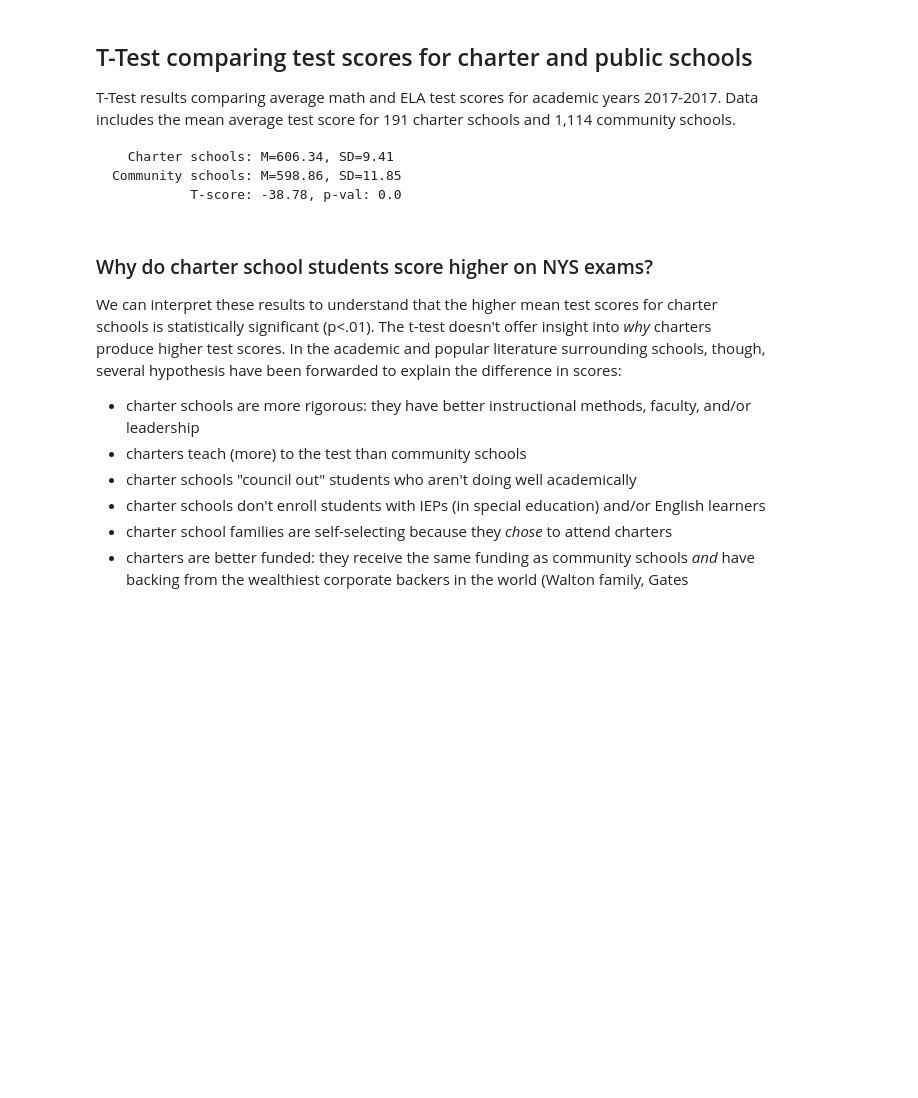
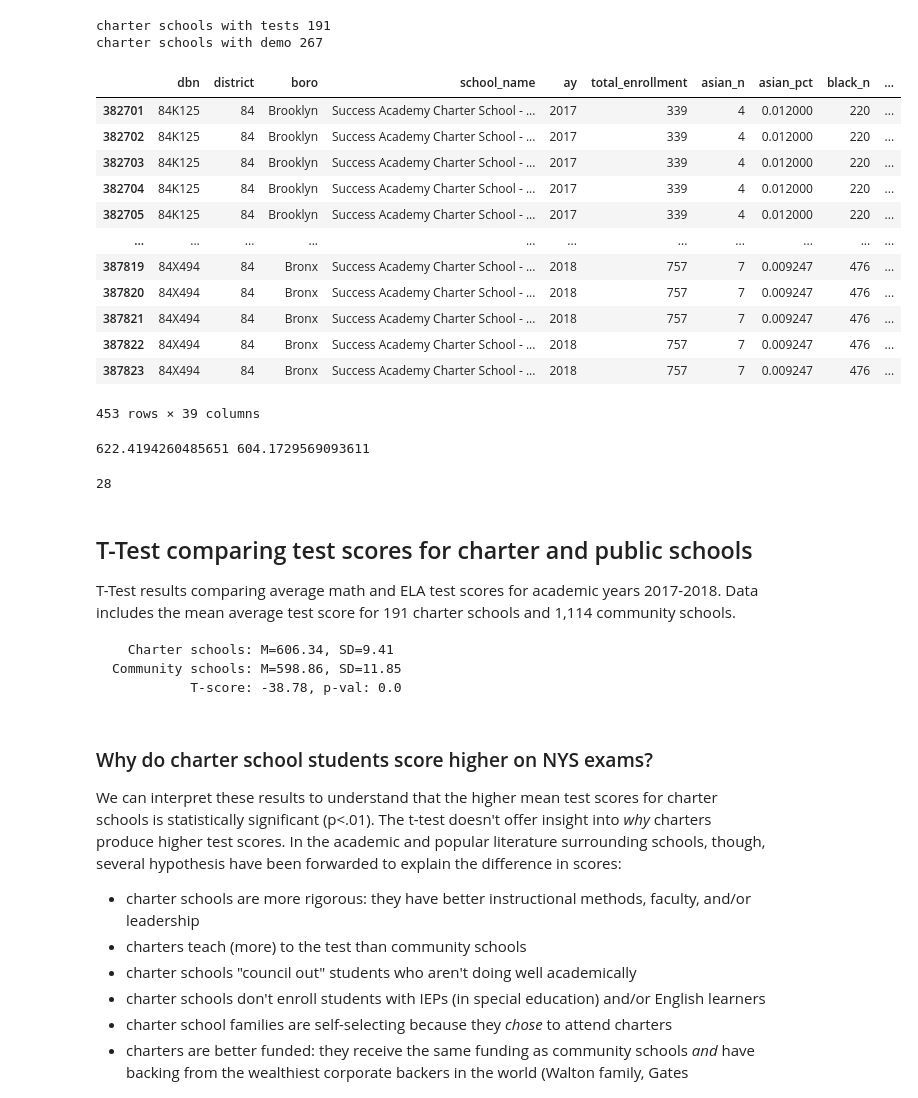
Before and after one commit to adelphi-ed-tech/nycschools, a Jupyter notebook: nb/charter-vs-community.ipynb, the cells around one changed output. Cells and saved outputs as stored; diff of their text form; code cells hidden in the pictures; blank space fills up the shorter version.

```diff
--- a/nb/charter-vs-community.ipynb
+++ b/nb/charter-vs-community.ipynb
@@ -45,11 +46,49 @@ pub = df.query("charter == 0 and district <= 32")
 charter = df.query("charter == 1")
 
 t, p = scipy.stats.ttest_ind(pub["mean_scale_score"], charter["mean_scale_score"])
+# %%
+
+# print(sa.dbn.unique())
+# print(charter.dbn.unique())
+print("charter schools with tests", charter.dbn.nunique())
+print("charter schools with demo", demo[demo.district == 84].dbn.nunique())
+demo_charters = demo[(demo.district == 84) & (demo.ay.isin([2017, 2018]))]
+charter_dbns = charter.dbn.unique()
+demo_charters[~demo_charters.dbn.isin(charter_dbns)][["dbn","school_name"]].drop_duplicates()
+# %% [output]
+charter schools with tests 191
+charter schools with demo 267
+|  | dbn | district | boro | school_name | ay | total_enrollment | asian_n | asian_pct | black_n | ... |
+| 382701 | 84K125 | 84 | Brooklyn | Success Academy Charter School - ... | 2017 | 339 | 4 | 0.012000 | 220 | ... |
+| 382702 | 84K125 | 84 | Brooklyn | Success Academy Charter School - ... | 2017 | 339 | 4 | 0.012000 | 220 | ... |
+| 382703 | 84K125 | 84 | Brooklyn | Success Academy Charter School - ... | 2017 | 339 | 4 | 0.012000 | 220 | ... |
+| 382704 | 84K125 | 84 | Brooklyn | Success Academy Charter School - ... | 2017 | 339 | 4 | 0.012000 | 220 | ... |
+| 382705 | 84K125 | 84 | Brooklyn | Success Academy Charter School - ... | 2017 | 339 | 4 | 0.012000 | 220 | ... |
+| ... | ... | ... | ... | ... | ... | ... | ... | ... | ... | ... |
+| 387819 | 84X494 | 84 | Bronx | Success Academy Charter School - ... | 2018 | 757 | 7 | 0.009247 | 476 | ... |
+| 387820 | 84X494 | 84 | Bronx | Success Academy Charter School - ... | 2018 | 757 | 7 | 0.009247 | 476 | ... |
+| 387821 | 84X494 | 84 | Bronx | Success Academy Charter School - ... | 2018 | 757 | 7 | 0.009247 | 476 | ... |
+| 387822 | 84X494 | 84 | Bronx | Success Academy Charter School - ... | 2018 | 757 | 7 | 0.009247 | 476 | ... |
+| 387823 | 84X494 | 84 | Bronx | Success Academy Charter School - ... | 2018 | 757 | 7 | 0.009247 | 476 | ... |
+453 rows × 39 columns
+# %%
+# success academy
+sa = schools.search(demo, "success academy")
+success = charter[charter.dbn.isin(sa.dbn)]
+other_charter = charter[~charter.dbn.isin(sa.dbn)]
+t, p = scipy.stats.ttest_ind(other_charter["mean_scale_score"], success["mean_scale_score"])
+
+print(success.mean_scale_score.mean(), other_charter.mean_scale_score.mean())
+
+success.dbn.nunique()
+# %% [output]
+622.4194260485651 604.1729569093611
+28
 # %%
 md(f"""
 T-Test comparing test scores for charter and public schools
 ------------------------------------------------------------
-T-Test results comparing average math and ELA test scores for academic years {df.ay.min()}-{df.ay.min()}.
+T-Test results comparing average math and ELA test scores for academic years {df.ay.min()}-{df.ay.max()}.
 Data includes the mean average test score for {len(charter["dbn"].unique()):,} charter schools
 and {len(pub["dbn"].unique()):,} community schools.
 
@@ -63,7 +102,7 @@ Community schools: M={round(pub["mean_scale_score"].mean(), 2)}, SD={round(pub["
 
 T-Test comparing test scores for charter and public schools
 ------------------------------------------------------------
-T-Test results comparing average math and ELA test scores for academic years 2017-2017.
+T-Test results comparing average math and ELA test scores for academic years 2017-2018.
 Data includes the mean average test score for 191 charter schools
 and 1,114 community schools.
 
```
Also changed, not shown: parts of 2 cells of this notebook.
